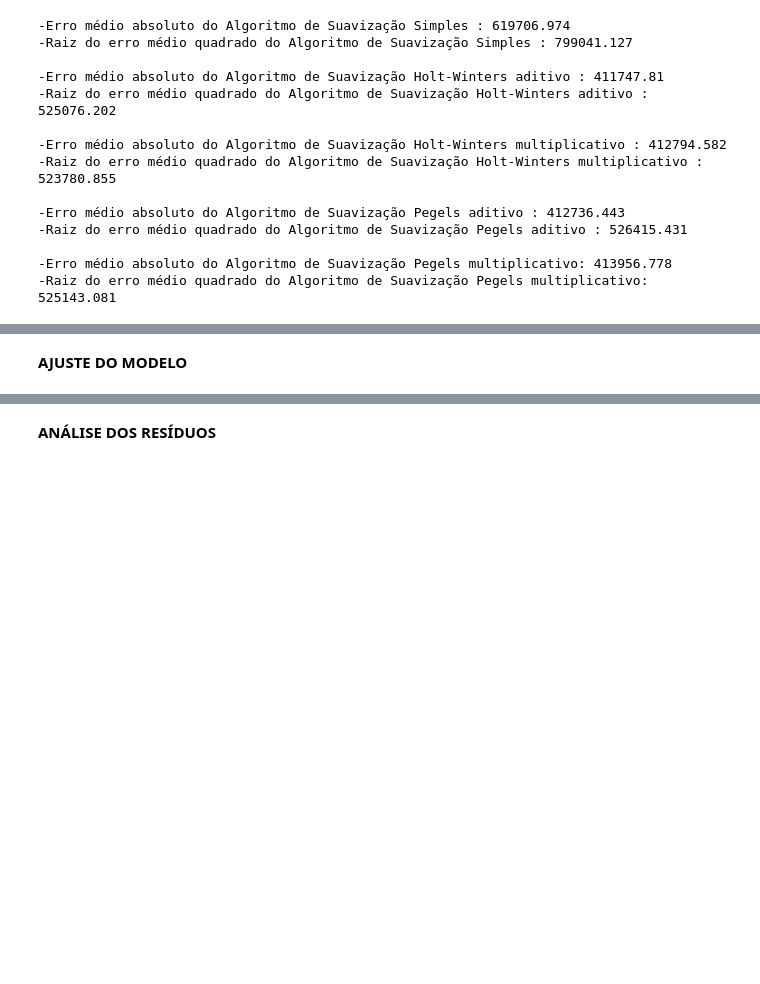
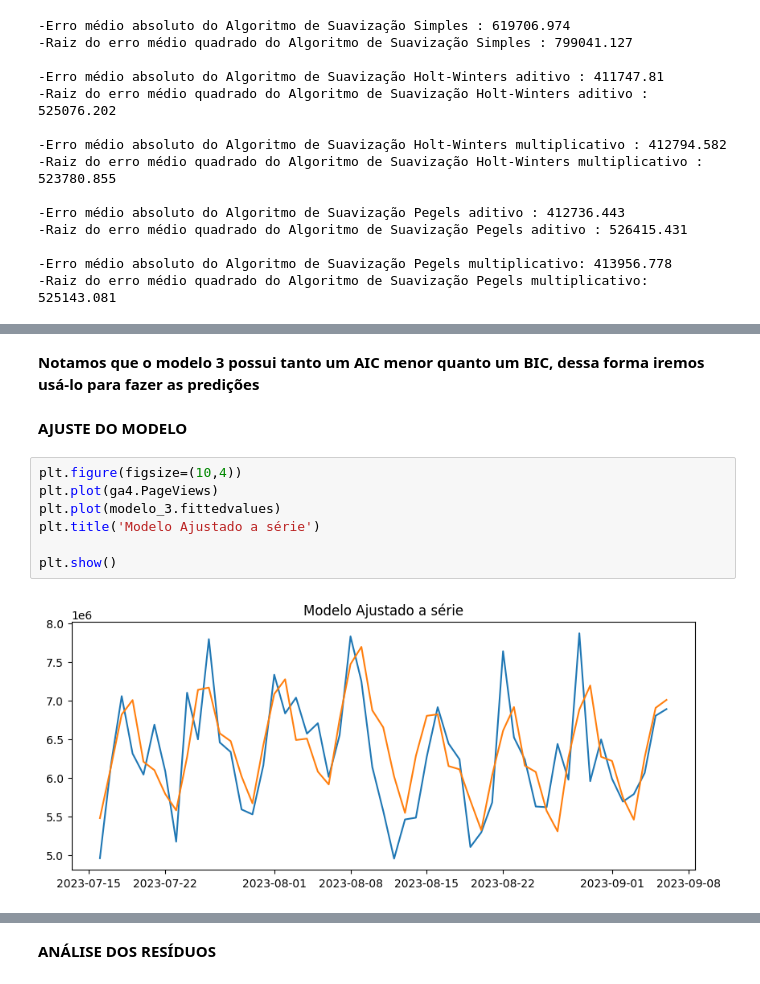
Before and after one commit to Rneron/Python, a Jupyter notebook: ModeloRBS.ipynb, the cells around one changed output, grey strips where cells are left out. Saved outputs shown, nothing was run; the diff lists cells and outputs as text; blank space fills up the shorter version.

```diff
--- a/ModeloRBS.ipynb
+++ b/ModeloRBS.ipynb
@@ -177,2 +224,13 @@ print('-Raiz do erro médio quadrado do Algoritmo de Suavização Pegels multipl
+# %% [markdown]
+**Notamos que o modelo 3 possui tanto um AIC menor quanto um BIC, dessa forma iremos usá-lo para fazer as predições**
 # %% [markdown]
 **AJUSTE DO MODELO**
+# %%
+plt.figure(figsize=(10,4))
+plt.plot(ga4.PageViews)
+plt.plot(modelo_3.fittedvalues)
+plt.title('Modelo Ajustado a série')
+
+plt.show()
+# %% [output]
+[figure, added]
```
Also changed, not shown: parts of 14 cells of this notebook.
